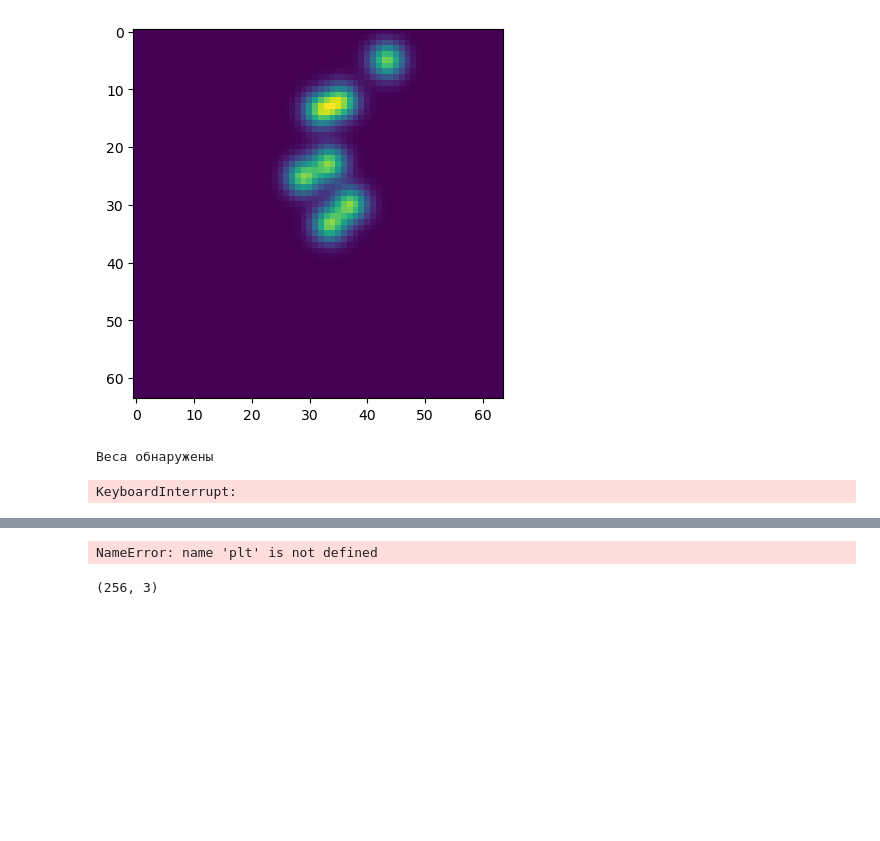
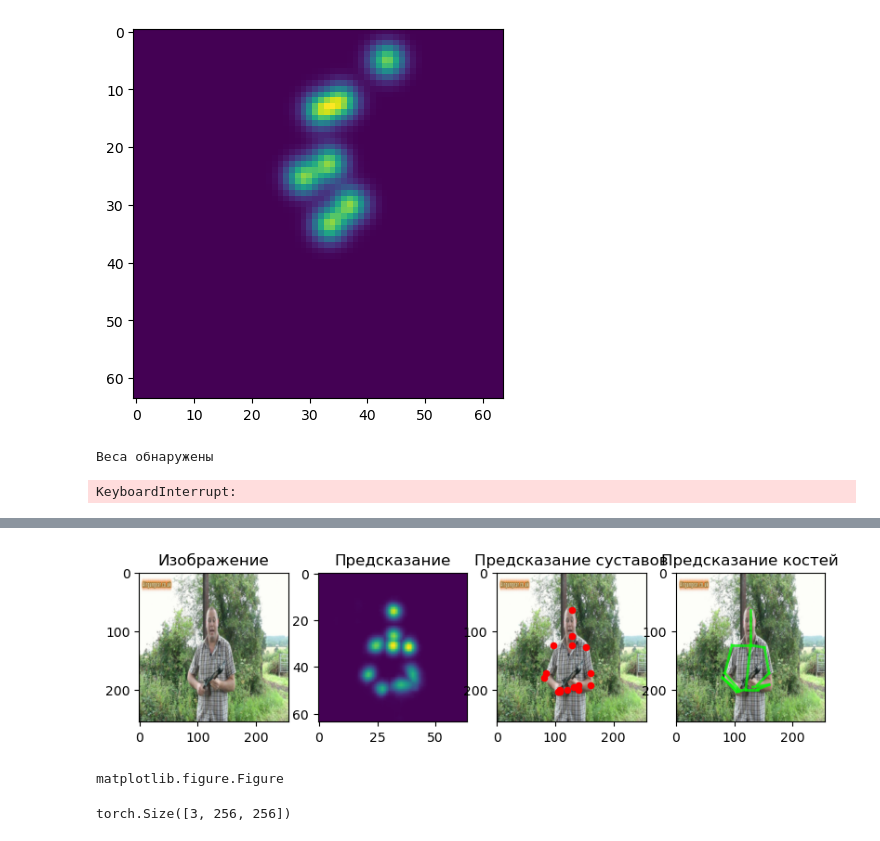
Before and after one commit to BombasticFantastik/CustomPoseEstimator, a Jupyter notebook: main.ipynb, the cells around one changed output, grey strips where cells are left out. Drawn from its saved outputs; the diff is of its cells as text; code cells hidden in the pictures; blank space fills up the shorter version.

```diff
--- a/main.ipynb
+++ b/main.ipynb
@@ -212,7 +212,7 @@ def show_result(img,heatmap):
     px *=scale
     py *=scale
 
-    plt.figure(figsize=(12,4))
+    figure=plt.figure(figsize=(12,4),dpi=100)
 
     #1
     plt.subplot(1,5,1)
@@ -222,9 +222,6 @@ def show_result(img,heatmap):
     plt.subplot(1,5,2)
     plt.title('Предсказание')
     plt.imshow(full_heatmap)
-
-
-
 
     #3
     plt.subplot(1,5,3)
@@ -244,6 +241,8 @@ def show_result(img,heatmap):
             continue
         else:
             plt.plot([px[idx[0]],px[idx[1]]],[py[idx[0]],py[idx[1]]],linewidth=2,color='lime',alpha=0.7)#alpha=0.7,color='lime
+
+    return figure
 # %%
 for batch in test_pose_dataloader:
     pred=model(batch['img'].to(device))
@@ -283,39 +270,59 @@ model.load_state_dict(weights_dict)
 
 
 trans=transforms.Compose([
-    transforms.ToPILImage(),
     transforms.Resize((256,256)),
     transforms.ToTensor(),
 ])
 
 
+frame=Image.open('/home/artemybombastic/MyGit/SkeletonNet/CustomPoseEstimatorData/images/001616954.jpg').convert("RGB")
 
-camera=cv2.VideoCapture(-1)
-
-while camera.isOpened():
-
-    sucess,frame=camera.read()
-
-    tensor_frame=trans(cv2.cvtColor(frame, cv2.COLOR_BGR2RGB))
-    with torch.no_grad():
-        pred=model(tensor_frame.unsqueeze(0))
-        #pred=img2skelet(tensor_frame,pred[0])
+tensor_frame=trans(frame)
+with torch.no_grad():
+    pred=model(tensor_frame.unsqueeze(0))
+    #pred=img2skelet(tensor_frame,pred[0])
 
 
 
-    result = cv2.cvtColor(pred, cv2.COLOR_RGB2BGR)
-    cv2.imshow('some',result)
+    # result = cv2.cvtColor(pred, cv2.COLOR_RGB2BGR)
+    # cv2.imshow('some',result)
 
-    if cv2.waitKey(1) == ord('q'):
-        break
-
-camera.release()
-cv2.destroyAllWindows()
+    # if cv2.waitKey(1) == ord('q'):
+    #     break
+# camera.release()
+# cv2.destroyAllWindows()
+# %%
+a=show_result(tensor_frame,pred[0])
+# %% [output]
+[figure, added]
+# %%
+type(a)
+# %% [output]
+matplotlib.figure.Figure
+# %%
+tensor_frame.shape
+# %% [output]
+torch.Size([3, 256, 256])
 # %%
-plt.imshow(tensor_frame.permute(1,2,0).detach())
+import cv2
+import matplotlib.pyplot as plt
+import numpy as np
+
+import numpy as np
+import cv2
+
+def figure_to_array(fig):
+    fig.canvas.draw()
+    rgba_buffer = fig.canvas.buffer_rgba()
+    img_array = np.array(rgba_buffer)
+    return cv2.cvtColor(img_array, cv2.COLOR_RGBA2BGR)
+
+fig=a
+
+# Конвертируем фигуру в картинку
+plot_img = figure_to_array(fig)
+
+# Показываем через OpenCV
+cv2.imshow('Matplotlib in OpenCV', plot_img)
+cv2.waitKey(0)
+cv2.destroyAllWindows()
-# %% [output]
-NameError: name 'plt' is not defined
-# %%
-pred[0].shape
-# %% [output]
-(256, 3)
```
Also changed, not shown: parts of 2 cells of this notebook, 3 other files.
